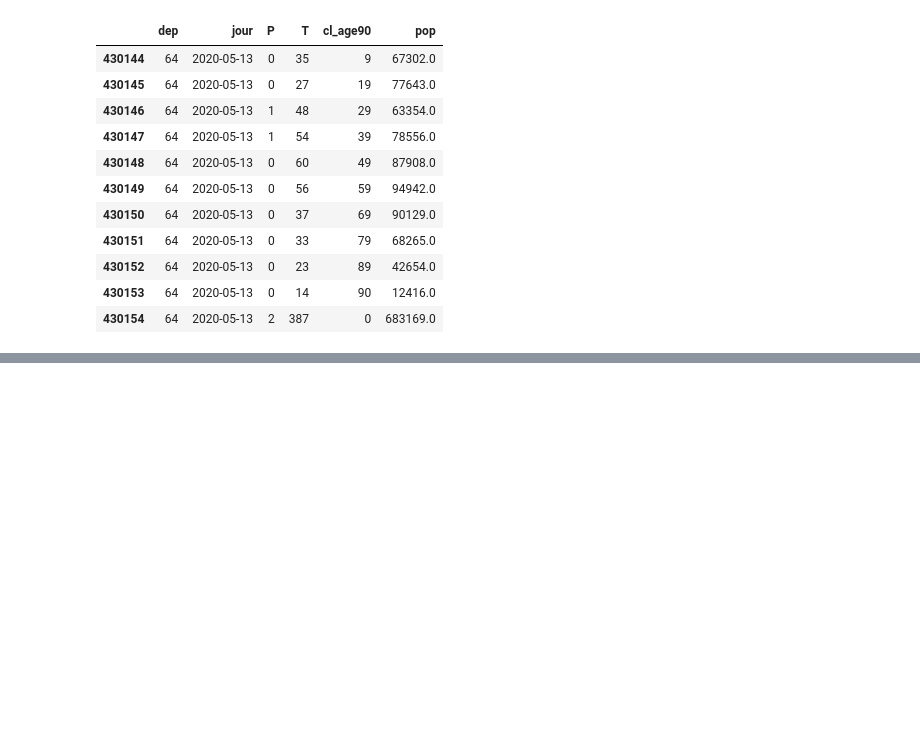
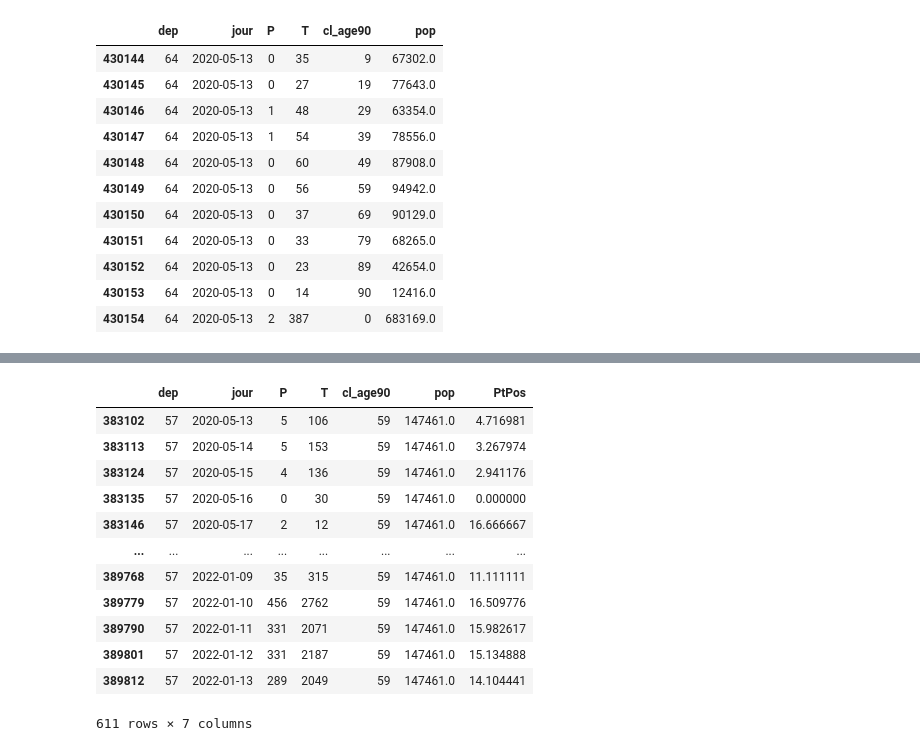
Before and after one commit to Lens11/IMT_cours, a Jupyter notebook: Initiation/Pandas/TP_Pandas.ipynb, the cells around one changed output, grey strips where cells are left out. Drawn from its saved outputs; the diff is of its cells as text; code cells hidden in the pictures; blank space fills up the shorter version.

```diff
--- a/Initiation/Pandas/TP_Pandas.ipynb
+++ b/Initiation/Pandas/TP_Pandas.ipynb
@@ -104,0 +181,17 @@ view = df[0,]
+# %%
+copy_age = df_dep[(df_dep['cl_age90'] == 59)].copy()
+copy_age = drop.copy_age[]
+# %% [output]
+|  | dep | jour | P | T | cl_age90 | pop | PtPos |
+| 383102 | 57 | 2020-05-13 | 5 | 106 | 59 | 147461.0 | 4.716981 |
+| 383113 | 57 | 2020-05-14 | 5 | 153 | 59 | 147461.0 | 3.267974 |
+| 383124 | 57 | 2020-05-15 | 4 | 136 | 59 | 147461.0 | 2.941176 |
+| 383135 | 57 | 2020-05-16 | 0 | 30 | 59 | 147461.0 | 0.000000 |
+| 383146 | 57 | 2020-05-17 | 2 | 12 | 59 | 147461.0 | 16.666667 |
+| ... | ... | ... | ... | ... | ... | ... | ... |
+| 389768 | 57 | 2022-01-09 | 35 | 315 | 59 | 147461.0 | 11.111111 |
+| 389779 | 57 | 2022-01-10 | 456 | 2762 | 59 | 147461.0 | 16.509776 |
+| 389790 | 57 | 2022-01-11 | 331 | 2071 | 59 | 147461.0 | 15.982617 |
+| 389801 | 57 | 2022-01-12 | 331 | 2187 | 59 | 147461.0 | 15.134888 |
+| 389812 | 57 | 2022-01-13 | 289 | 2049 | 59 | 147461.0 | 14.104441 |
+611 rows × 7 columns
```
Also changed, not shown: parts of 9 cells of this notebook.
